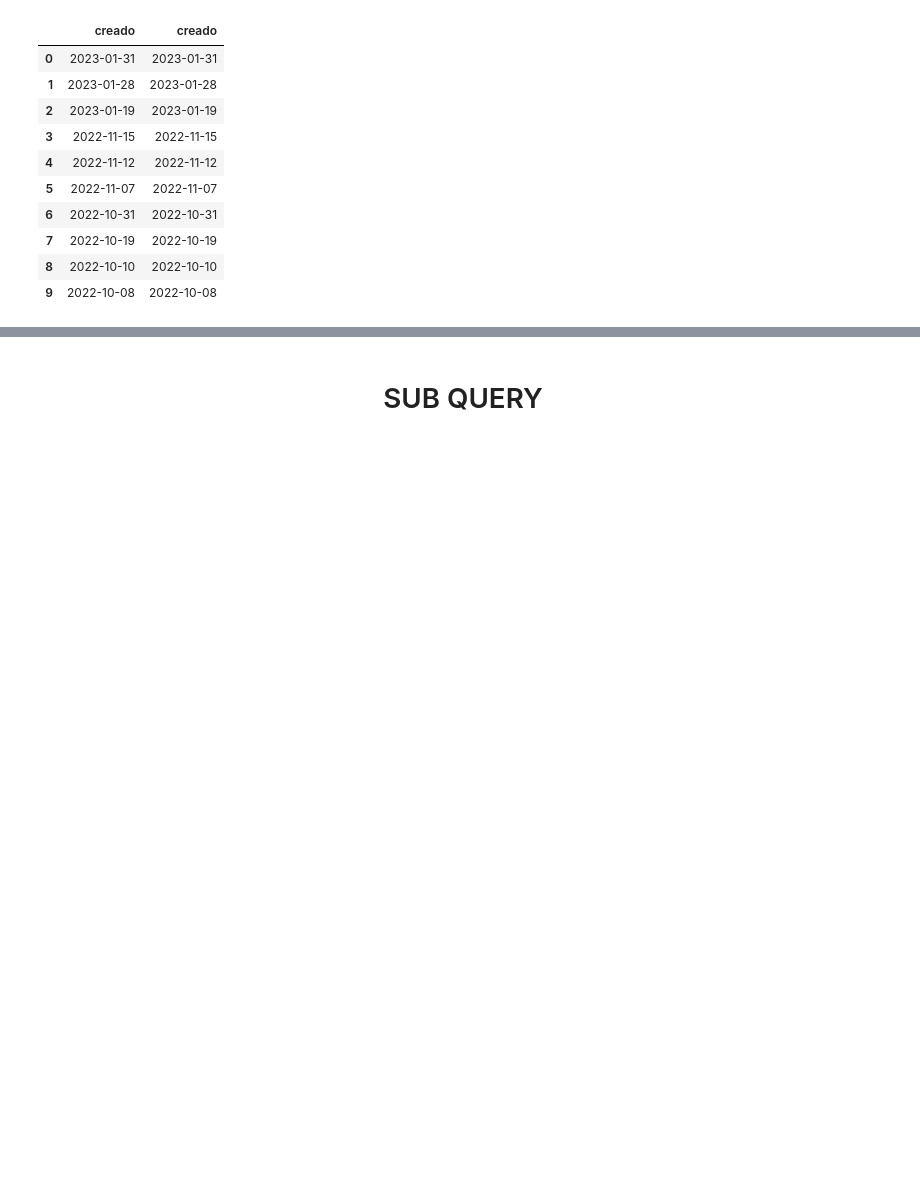
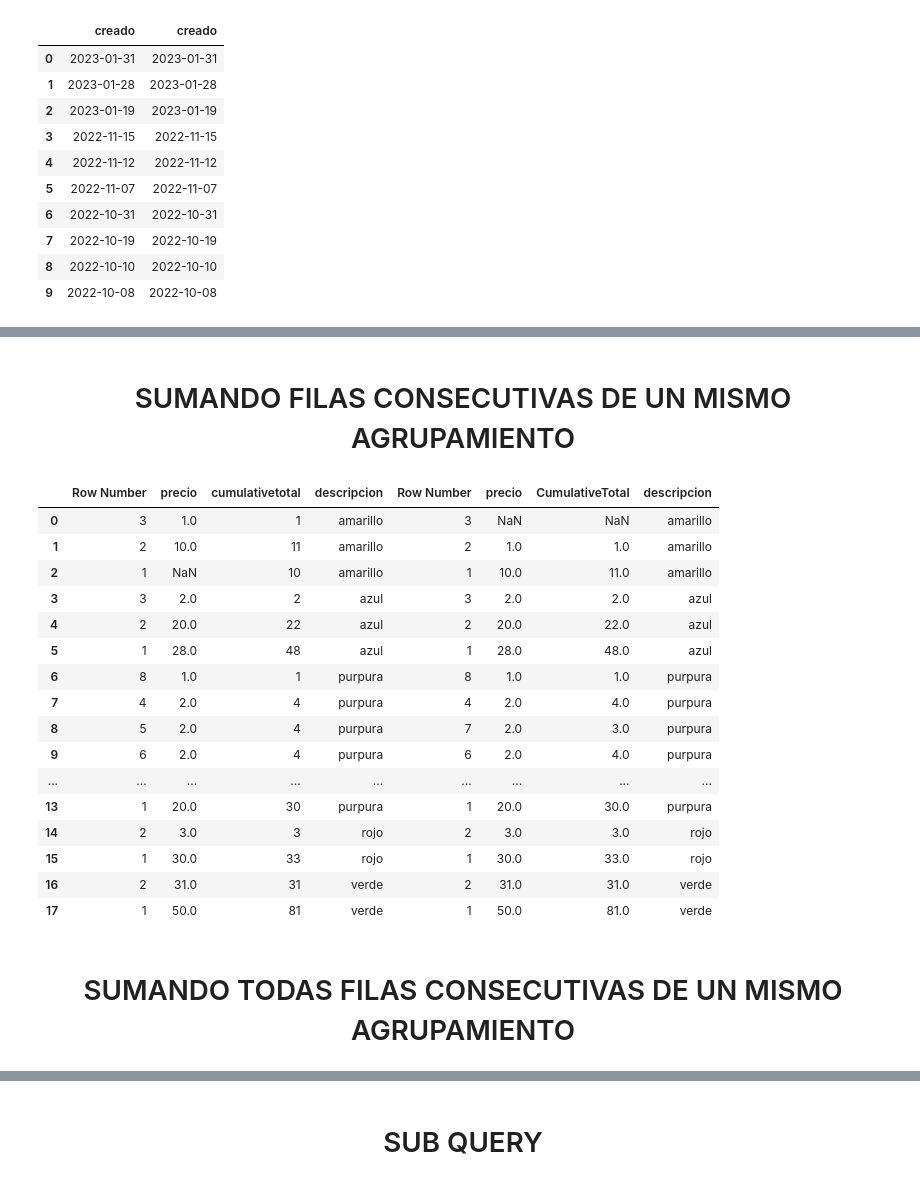
Before and after one commit to JorgeCardona/skills, a Jupyter notebook: Python/DB/SQL_DML.ipynb, the cells around one changed output, grey strips where cells are left out. Cells and saved outputs as stored; diff of their text form; code cells hidden in the pictures; blank space fills up the shorter version.

```diff
--- a/Python/DB/SQL_DML.ipynb
+++ b/Python/DB/SQL_DML.ipynb
@@ -1283,0 +1434,39 @@ pd.concat([postgres_data,mysql_data], axis=1)
+# %% [markdown]
+# <center>SUMANDO FILAS CONSECUTIVAS DE UN MISMO AGRUPAMIENTO</center>
+# %%
+query = """
+SELECT
+       ROW_NUMBER() OVER(PARTITION BY descripcion
+       ORDER BY precio DESC) AS "Row Number",
+       precio,
+       SUM(precio) OVER(PARTITION BY descripcion
+       ORDER BY precio DESC ROWS BETWEEN CURRENT ROW AND 1 FOLLOWING) AS CumulativeTotal,
+       descripcion
+       FROM colores
+       ORDER BY descripcion, precio;
+"""
+
+postgres_data = pd.read_sql(text(query), con=postgres)
+mysql_data = pd.read_sql(text(query), con=mysql)
+
+pd.concat([postgres_data,mysql_data], axis=1)
+# %% [output]
+|  | Row Number | precio | cumulativetotal | descripcion | Row Number | precio | CumulativeTotal | descripcion |
+| 0 | 3 | 1.0 | 1 | amarillo | 3 | NaN | NaN | amarillo |
+| 1 | 2 | 10.0 | 11 | amarillo | 2 | 1.0 | 1.0 | amarillo |
+| 2 | 1 | NaN | 10 | amarillo | 1 | 10.0 | 11.0 | amarillo |
+| 3 | 3 | 2.0 | 2 | azul | 3 | 2.0 | 2.0 | azul |
+| 4 | 2 | 20.0 | 22 | azul | 2 | 20.0 | 22.0 | azul |
+| 5 | 1 | 28.0 | 48 | azul | 1 | 28.0 | 48.0 | azul |
+| 6 | 8 | 1.0 | 1 | purpura | 8 | 1.0 | 1.0 | purpura |
+| 7 | 4 | 2.0 | 4 | purpura | 4 | 2.0 | 4.0 | purpura |
+| 8 | 5 | 2.0 | 4 | purpura | 7 | 2.0 | 3.0 | purpura |
+| 9 | 6 | 2.0 | 4 | purpura | 6 | 2.0 | 4.0 | purpura |
+| ... | ... | ... | ... | ... | ... | ... | ... | ... |
+| 13 | 1 | 20.0 | 30 | purpura | 1 | 20.0 | 30.0 | purpura |
+| 14 | 2 | 3.0 | 3 | rojo | 2 | 3.0 | 3.0 | rojo |
+| 15 | 1 | 30.0 | 33 | rojo | 1 | 30.0 | 33.0 | rojo |
+| 16 | 2 | 31.0 | 31 | verde | 2 | 31.0 | 31.0 | verde |
+| 17 | 1 | 50.0 | 81 | verde | 1 | 50.0 | 81.0 | verde |
+# %% [markdown]
+# <center>SUMANDO TODAS FILAS CONSECUTIVAS DE UN MISMO AGRUPAMIENTO</center>
```
Also changed, not shown: parts of 72 cells of this notebook.
